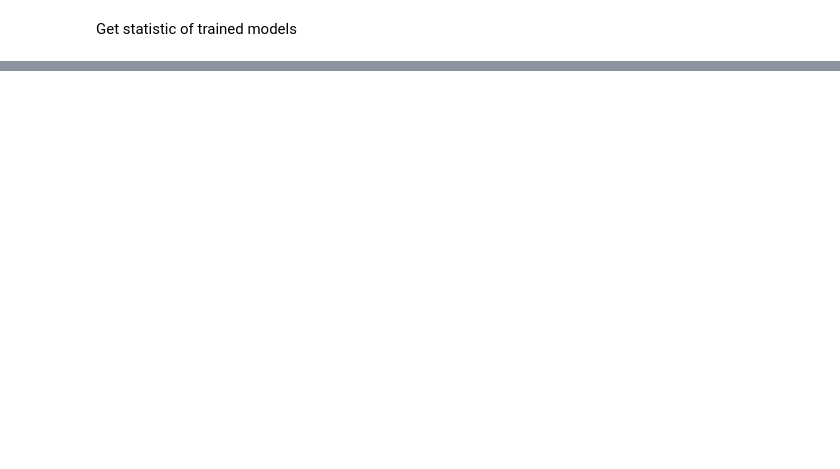
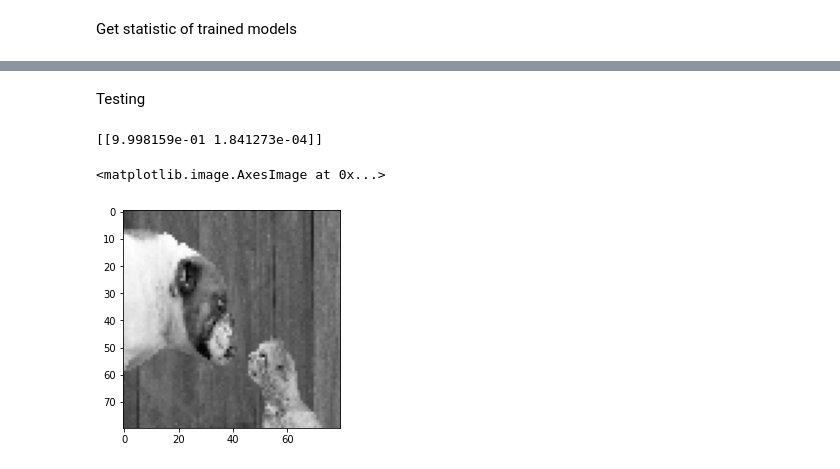
Before and after one commit to minidragon88/hcmus-19c11-group19-AI, a Jupyter notebook: dog_cat/dog_cats.ipynb, the cells around one changed output, grey strips where cells are left out. Saved outputs shown, nothing was run; the diff lists cells and outputs as text; code cells hidden in the pictures; blank space fills up the shorter version.

```diff
--- a/dog_cat/dog_cats.ipynb
+++ b/dog_cat/dog_cats.ipynb
@@ -217,0 +332,13 @@ print("Loss : " + str(scores[0]) + " Accuracy: " + str(scores[1]))
+# %% [markdown]
+Testing
+# %%
+to_be_test = cv2.imread(os.path.join("/content/drive/My Drive/dog_cat/for_testing",
+                                     "dog_and_cats.png"), cv2.IMREAD_GRAYSCALE)
+to_be_test = cv2.resize(to_be_test, dsize=(80, 80),interpolation = cv2.IMREAD_GRAYSCALE)
+candiadate = np.array(to_be_test).reshape(-1,80,80,1)
+print(model.predict(candiadate / 255.0))
+plt.imshow(np.squeeze(to_be_test),cmap="gray")
+# %% [output]
+[[9.998159e-01 1.841273e-04]]
+<matplotlib.image.AxesImage at 0x...>
+[figure, added]
```
Also changed, not shown: parts of 9 cells of this notebook, 1 other file.
